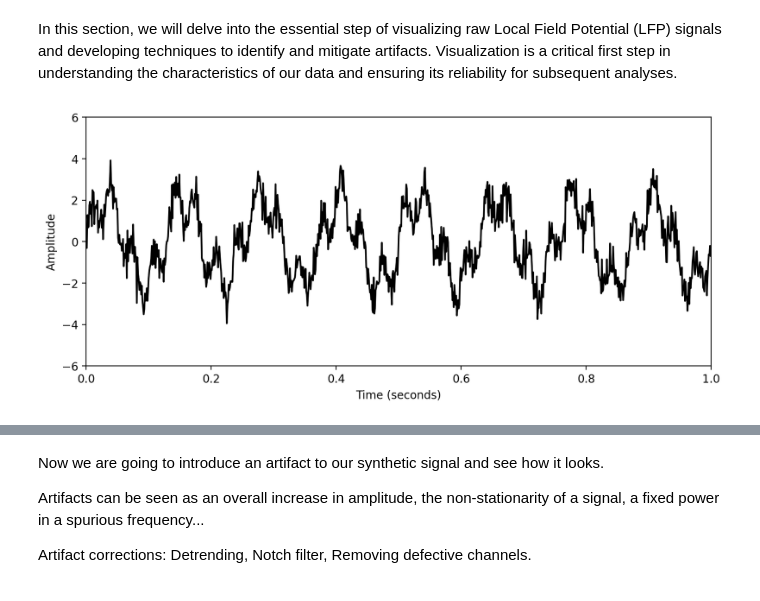
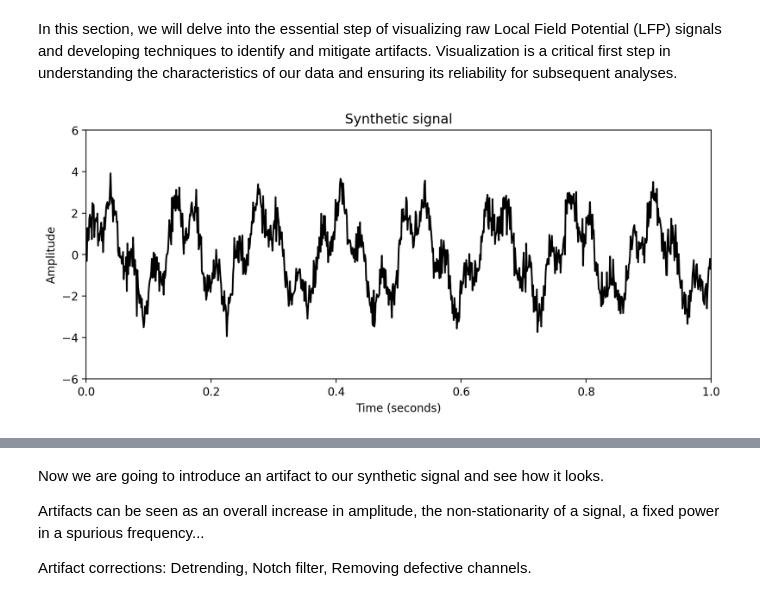
Before and after one commit to lucaase/LFP-analysis-HS, a Jupyter notebook: Course-Notebook.ipynb, the cells around one changed output, grey strips where cells are left out. Saved outputs shown, nothing was run; the diff lists cells and outputs as text; code cells hidden in the pictures.

```diff
--- a/Course-Notebook.ipynb
+++ b/Course-Notebook.ipynb
@@ -79,30 +79,31 @@ fs = 1000
 t = np.arange(0, 1, 1/fs)
 
 # Generate two sine waves with different frequencies and amplitudes
-f1 = 8
-f2 = 30
-A1 = 2
-A2 = 1
+freq1 = 8
+freq2 = 30
+amp1 = 2
+amp2 = 1
 
 # Generate random noise
 noise = np.random.normal(0, 0.5, len(t))
 
 # Generate signal
-signal = A1 * np.sin(2*np.pi*f1*t) + A2 * np.sin(2*np.pi*f2*t) + noise
+signal = amp1 * np.sin(2*np.pi*freq1*t) + amp2 * np.sin(2*np.pi*freq2*t) + noise
 # %%
 # @title
 
 # @markdown Execute this cell to visualize the data
 
 # @markdown The data is a sum of two sine waves with different frequencies and amplitudes, plus some noise
 
 # Plot the signal
 plt.figure(figsize=(10, 4))
+plt.title('Synthetic signal')
 plt.plot(t, signal, 'k')
 plt.xlabel('Time (seconds)')
 plt.ylabel('Amplitude')
 plt.xlim([0, 1])
 plt.ylim([-6, 6])
 plt.show()
 # %% [output]
-[figure, old version]
+[figure, new version]
```
Also changed, not shown: parts of 7 cells of this notebook.
